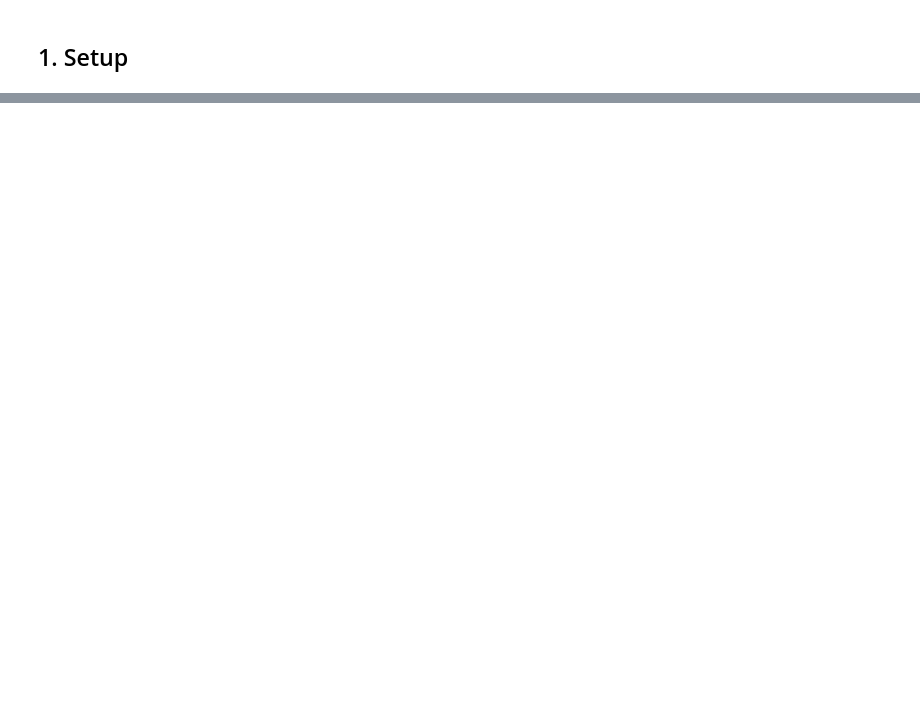
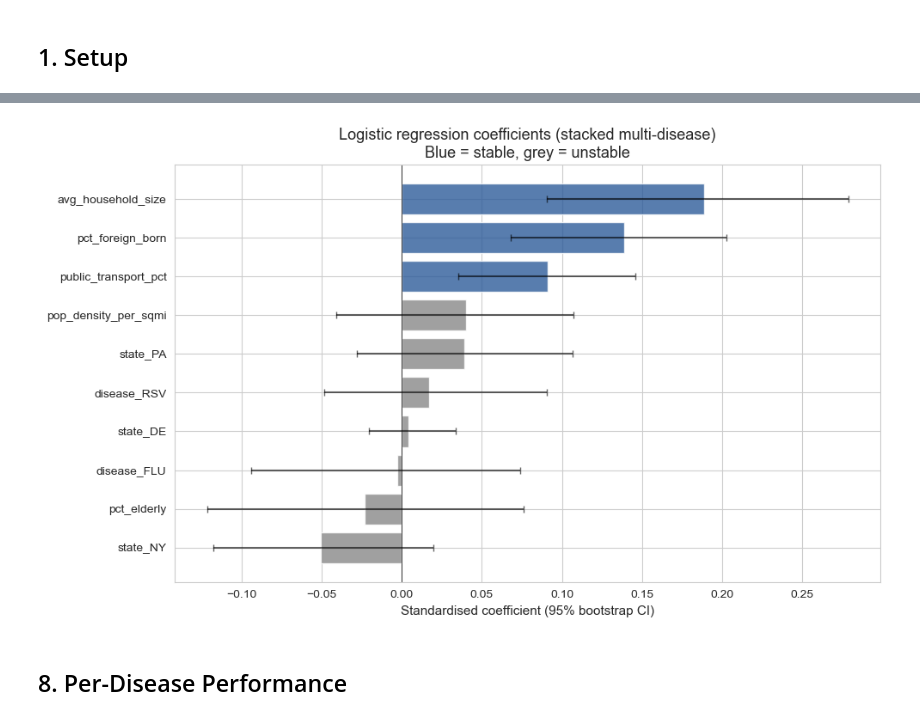
Before and after one commit to r0cb/ENGG2112, a Jupyter notebook: notebooks/04_model_logistic.ipynb, the cells around one changed output, grey strips where cells are left out. Drawn from its saved outputs; the diff is of its cells as text; code cells hidden in the pictures; blank space fills up the shorter version.

```diff
--- a/notebooks/04_model_logistic.ipynb
+++ b/notebooks/04_model_logistic.ipynb
@@ -567,0 +239,29 @@ LogReg artifact saved to models/lr_model.pkl for the comparison notebook.
+# %%
+N_BOOT = 1000
+rng = np.random.default_rng(42)
+boot_coefs = np.zeros((N_BOOT, X.shape[1]))
+
+for b in range(N_BOOT):
+    idx = rng.choice(len(y), size=len(y), replace=True)
+    if len(np.unique(y[idx])) < 2:
+        boot_coefs[b] = np.nan
+        continue
+    bm = LogisticRegression(C=best_C, penalty='l2', solver='lbfgs',
+                             class_weight='balanced', max_iter=2000, random_state=42)
+    bm.fit(X.iloc[idx], y[idx])
+    boot_coefs[b] = bm.coef_[0]
+
+boot_df = pd.DataFrame({
+    'feature': X.columns,
+    'point_estimate': model.coef_[0],
+    'mean': np.nanmean(boot_coefs, axis=0),
+    'std': np.nanstd(boot_coefs, axis=0),
+    'ci_lower': np.nanpercentile(boot_coefs, 2.5, axis=0),
+    'ci_upper': np.nanpercentile(boot_coefs, 97.5, axis=0),
+})
+boot_df['stable'] = (boot_df['ci_lower'] * boot_df['ci_upper'] > 0)
+
+print('Bootstrap analysis (1000 resamples):\n')
+print(boot_df.round(3).to_string(index=False))
+n_stable = boot_df['stable'].sum()
+print(f'\nStable coefficients (CI does not cross zero): {n_stable}/{len(boot_df)}')
@@ -567,0 +284,19 @@ LogReg artifact saved to models/lr_model.pkl for the comparison notebook.
+# %%
+fig, ax = plt.subplots(figsize=(10, 6))
+sorted_df = boot_df.sort_values('point_estimate')
+y_pos = range(len(sorted_df))
+colors = ['#2E5C9A' if s else '#888888' for s in sorted_df['stable']]
+ax.barh(y_pos, sorted_df['point_estimate'], color=colors, alpha=0.8,
+        xerr=[sorted_df['point_estimate'] - sorted_df['ci_lower'],
+              sorted_df['ci_upper'] - sorted_df['point_estimate']],
+        error_kw={'ecolor': 'black', 'capsize': 3, 'alpha': 0.6}, edgecolor='white')
+ax.set_yticks(list(y_pos))
+ax.set_yticklabels(sorted_df['feature'])
+ax.axvline(0, color='black', linewidth=0.5)
+ax.set_xlabel('Standardised coefficient (95% bootstrap CI)')
+ax.set_title('Logistic regression coefficients (stacked multi-disease)\nBlue = stable, grey = unstable')
+plt.tight_layout(); plt.show()
+# %% [output]
+[figure, added]
+# %% [markdown]
+## 8. Per-Disease Performance
```
Also changed, not shown: parts of 44 cells of this notebook, 11 other files.
